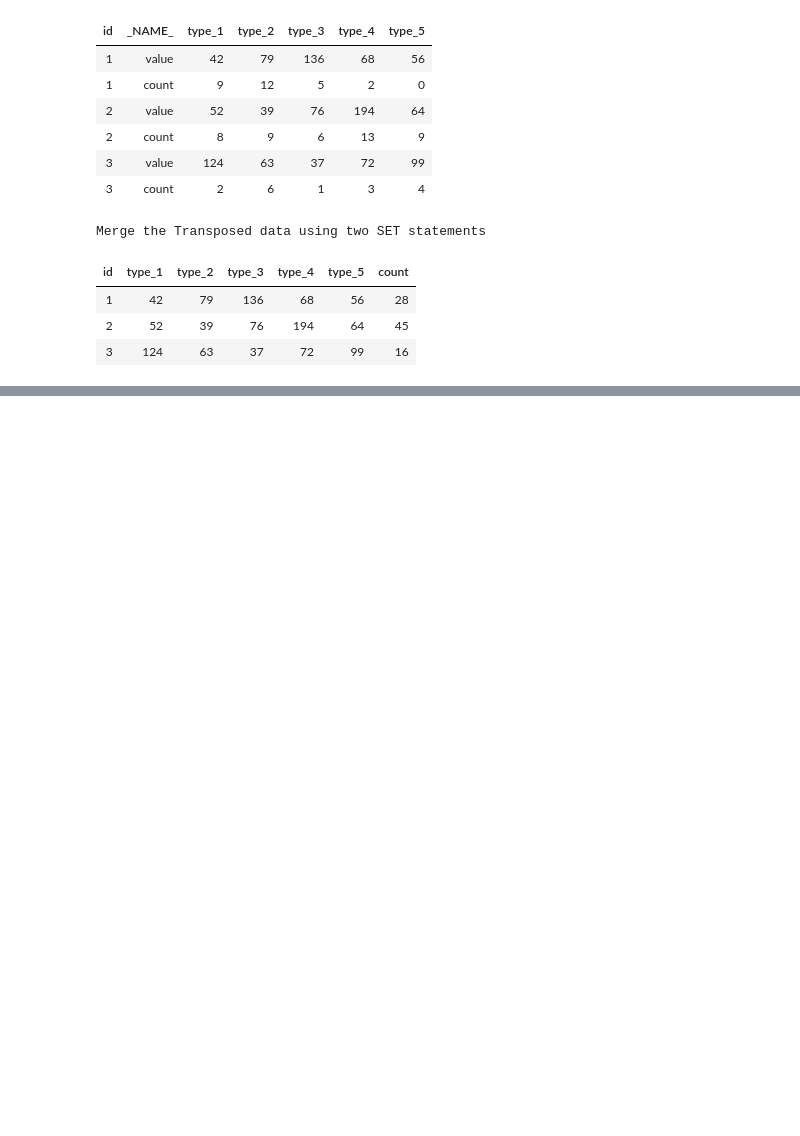
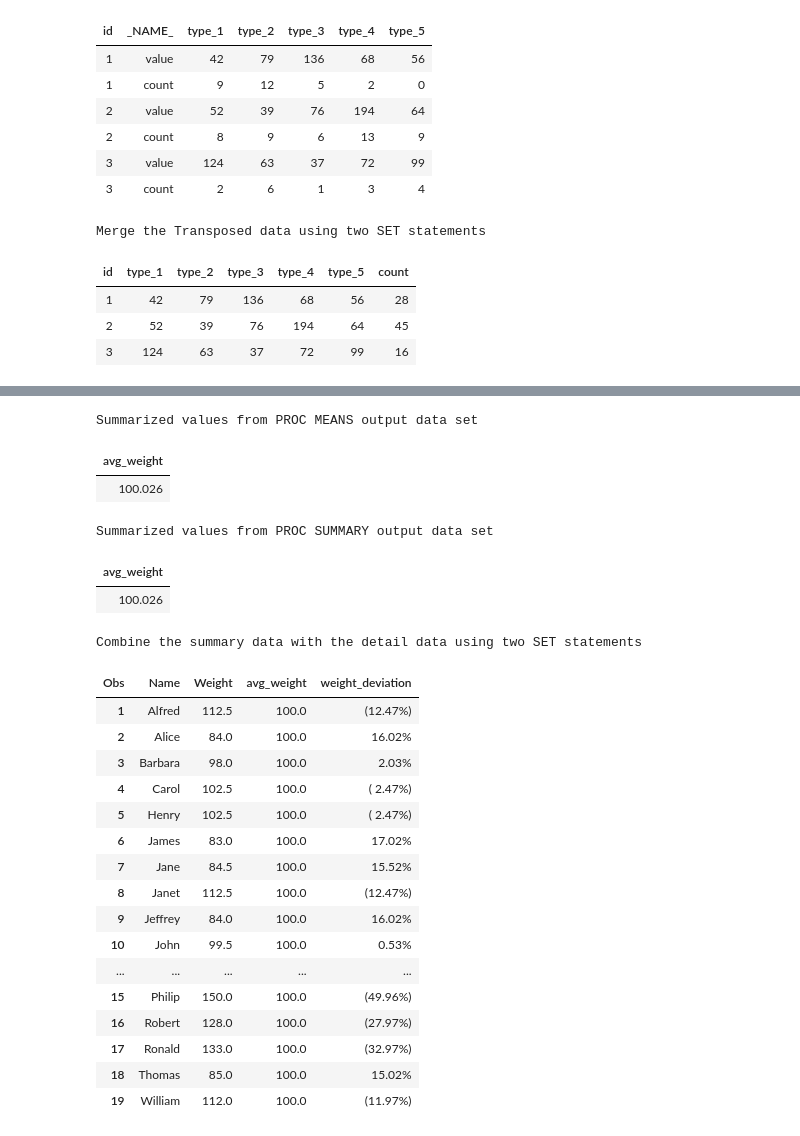
Before and after one commit to ProcJimi/curriculum, a Jupyter notebook: Week6/Week6.ipynb, the cells around one changed output, grey strips where cells are left out. Drawn from its saved outputs; the diff is of its cells as text; code cells hidden in the pictures; blank space fills up the shorter version.

```diff
--- a/Week6/Week6.ipynb
+++ b/Week6/Week6.ipynb
@@ -1278,0 +1439,63 @@ run;
+# %%
+******************************************************/
+*Ex11_summary_detail.sas (Part 1);
+*** Summary value using PROC MEANS;
+options nocenter nodate nonumber;
+proc means data=sashelp.class noprint;
+         output out=summary_data_m(keep=avg_weight)
+         mean(weight)=avg_weight;
+run;
+title1 'Summarized values from PROC MEANS output data set';
+proc print data=summary_data_m noobs; run;
+# %% [output]
+Summarized values from PROC MEANS output data set
+| avg_weight |
+| 100.026 |
+# %%
+*Ex11_summary_detail.sas (Part 2);
+options nocenter nodate nonumber;
+*** Summary value using PROC SUMMARY;
+proc summary data=sashelp.class;
+     var weight;
+      output out=summary_data_s (drop=_TYPE_ _FREQ_)
+      mean(weight)=avg_weight;
+run;
+title1 'Summarized values from PROC SUMMARY output data set';
+proc print data=summary_data_s noobs;
+run;
+# %% [output]
+Summarized values from PROC SUMMARY output data set
+| avg_weight |
+| 100.026 |
+# %%
+*Ex11_summary_detail.sas (Part 3);
+options nocenter nodate nonumber;
+data class;
+        if _n_=1 then  set summary_data_m;
+        set sashelp.class (keep=name weight);
+        weight_deviation=1-(weight/avg_weight);
+run;
+title1 'Combine the summary data with the detail data using two SET statements';
+proc print data=class;
+var name weight avg_weight weight_deviation;
+format avg_weight weight  5.1  weight_deviation percent8.2;
+run;
+# %% [output]
+Combine the summary data with the detail data using two SET statements
+| Obs | Name | Weight | avg_weight | weight_deviation |
+| 1 | Alfred | 112.5 | 100.0 | (12.47%) |
+| 2 | Alice | 84.0 | 100.0 | 16.02% |
+| 3 | Barbara | 98.0 | 100.0 | 2.03% |
+| 4 | Carol | 102.5 | 100.0 | ( 2.47%) |
+| 5 | Henry | 102.5 | 100.0 | ( 2.47%) |
+| 6 | James | 83.0 | 100.0 | 17.02% |
+| 7 | Jane | 84.5 | 100.0 | 15.52% |
+| 8 | Janet | 112.5 | 100.0 | (12.47%) |
+| 9 | Jeffrey | 84.0 | 100.0 | 16.02% |
+| 10 | John | 99.5 | 100.0 | 0.53% |
+| ... | ... | ... | ... | ... |
+| 15 | Philip | 150.0 | 100.0 | (49.96%) |
+| 16 | Robert | 128.0 | 100.0 | (27.97%) |
+| 17 | Ronald | 133.0 | 100.0 | (32.97%) |
+| 18 | Thomas | 85.0 | 100.0 | 15.02% |
+| 19 | William | 112.0 | 100.0 | (11.97%) |
```
Also changed, not shown: parts of 18 cells of this notebook, 4 other files.
